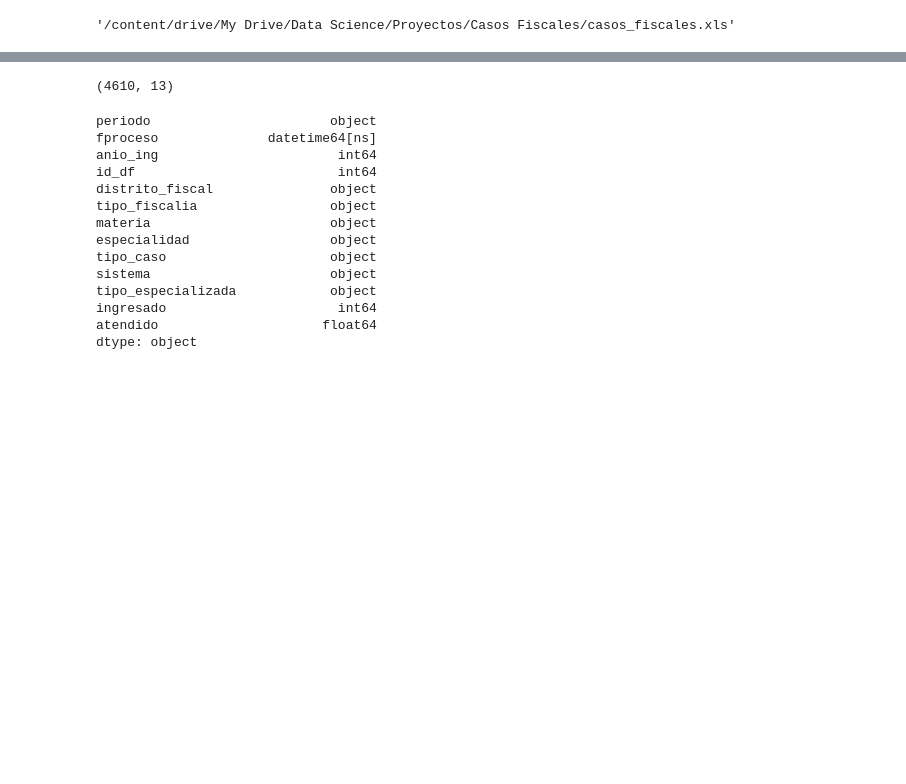
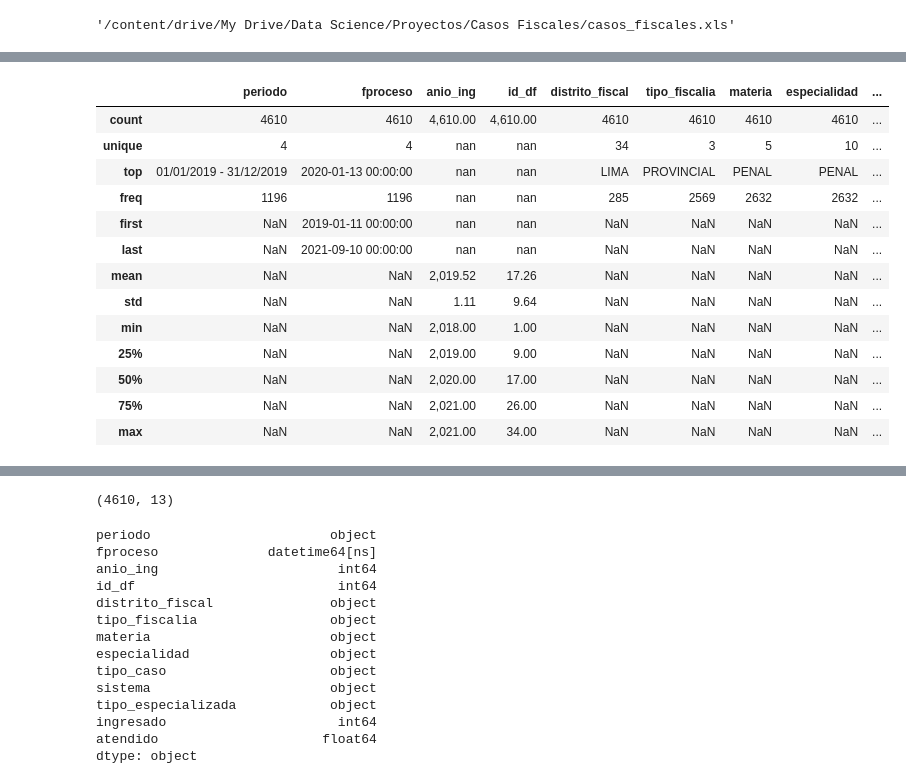
Before and after one commit to FernandoCallasaca/data_science_projects, a Jupyter notebook: Casos_Fiscales.ipynb, the cells around one changed output, grey strips where cells are left out. Cells and saved outputs as stored; diff of their text form; code cells hidden in the pictures; blank space fills up the shorter version.

```diff
--- a/Casos_Fiscales.ipynb
+++ b/Casos_Fiscales.ipynb
@@ -19,3 +23,5 @@ def dir_file(file_name):
+# %%
+pd.options.display.float_format = '{:,.2f}'.format
 # %%
 dir_file_read = dir_file('casos_fiscales.xls')
 dir_file_read
@@ -33,0 +52,17 @@ df.head(5)
+# %%
+df.describe(include = 'all')
+# %% [output]
+|  | periodo | fproceso | anio_ing | id_df | distrito_fiscal | tipo_fiscalia | materia | especialidad | ... |
+| count | 4610 | 4610 | 4,610.00 | 4,610.00 | 4610 | 4610 | 4610 | 4610 | ... |
+| unique | 4 | 4 | nan | nan | 34 | 3 | 5 | 10 | ... |
+| top | 01/01/2019 - 31/12/2019 | 2020-01-13 00:00:00 | nan | nan | LIMA | PROVINCIAL | PENAL | PENAL | ... |
+| freq | 1196 | 1196 | nan | nan | 285 | 2569 | 2632 | 2632 | ... |
+| first | NaN | 2019-01-11 00:00:00 | nan | nan | NaN | NaN | NaN | NaN | ... |
+| last | NaN | 2021-09-10 00:00:00 | nan | nan | NaN | NaN | NaN | NaN | ... |
+| mean | NaN | NaN | 2,019.52 | 17.26 | NaN | NaN | NaN | NaN | ... |
+| std | NaN | NaN | 1.11 | 9.64 | NaN | NaN | NaN | NaN | ... |
+| min | NaN | NaN | 2,018.00 | 1.00 | NaN | NaN | NaN | NaN | ... |
+| 25% | NaN | NaN | 2,019.00 | 9.00 | NaN | NaN | NaN | NaN | ... |
+| 50% | NaN | NaN | 2,020.00 | 17.00 | NaN | NaN | NaN | NaN | ... |
+| 75% | NaN | NaN | 2,021.00 | 26.00 | NaN | NaN | NaN | NaN | ... |
+| max | NaN | NaN | 2,021.00 | 34.00 | NaN | NaN | NaN | NaN | ... |
```
Also changed, not shown: parts of 4 cells of this notebook.
